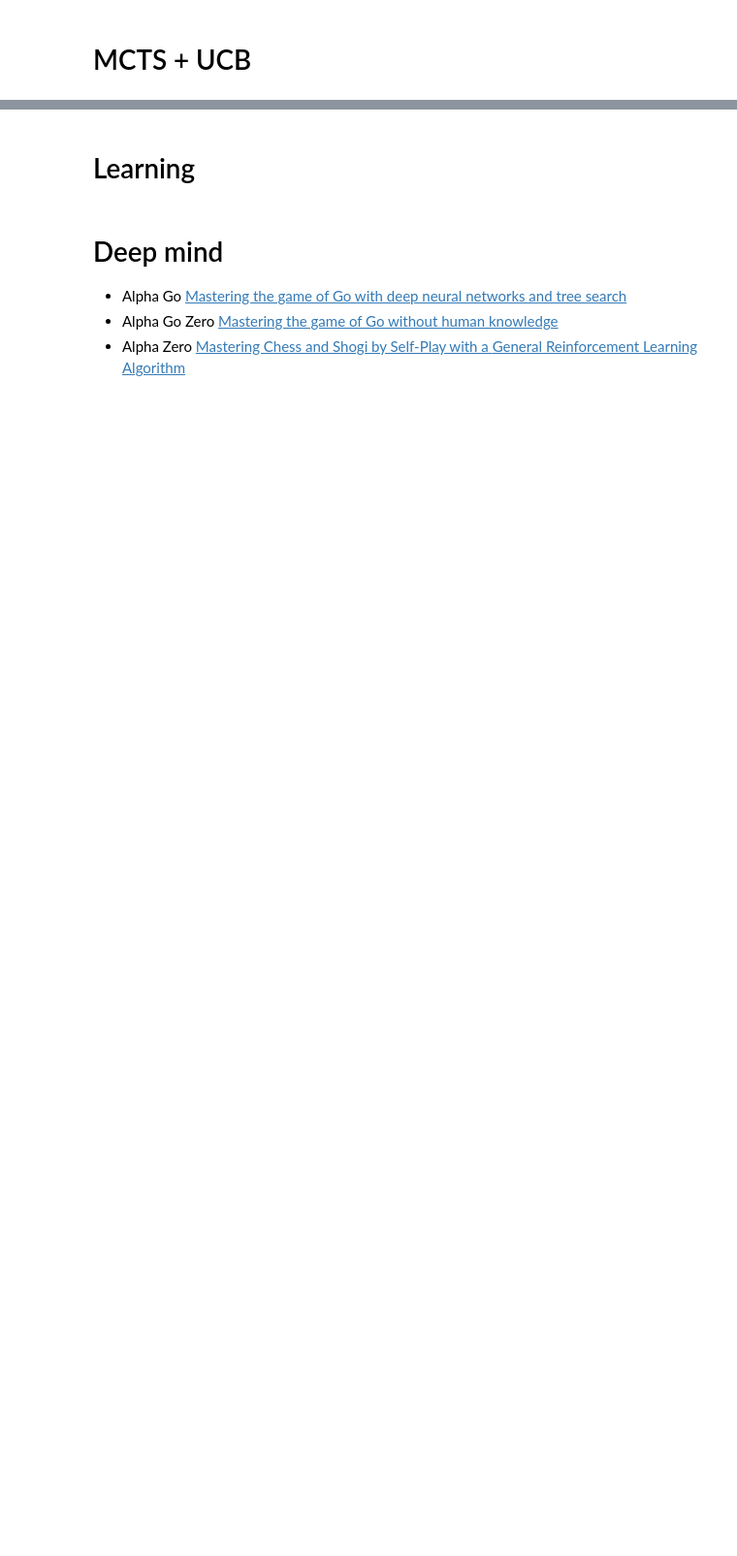
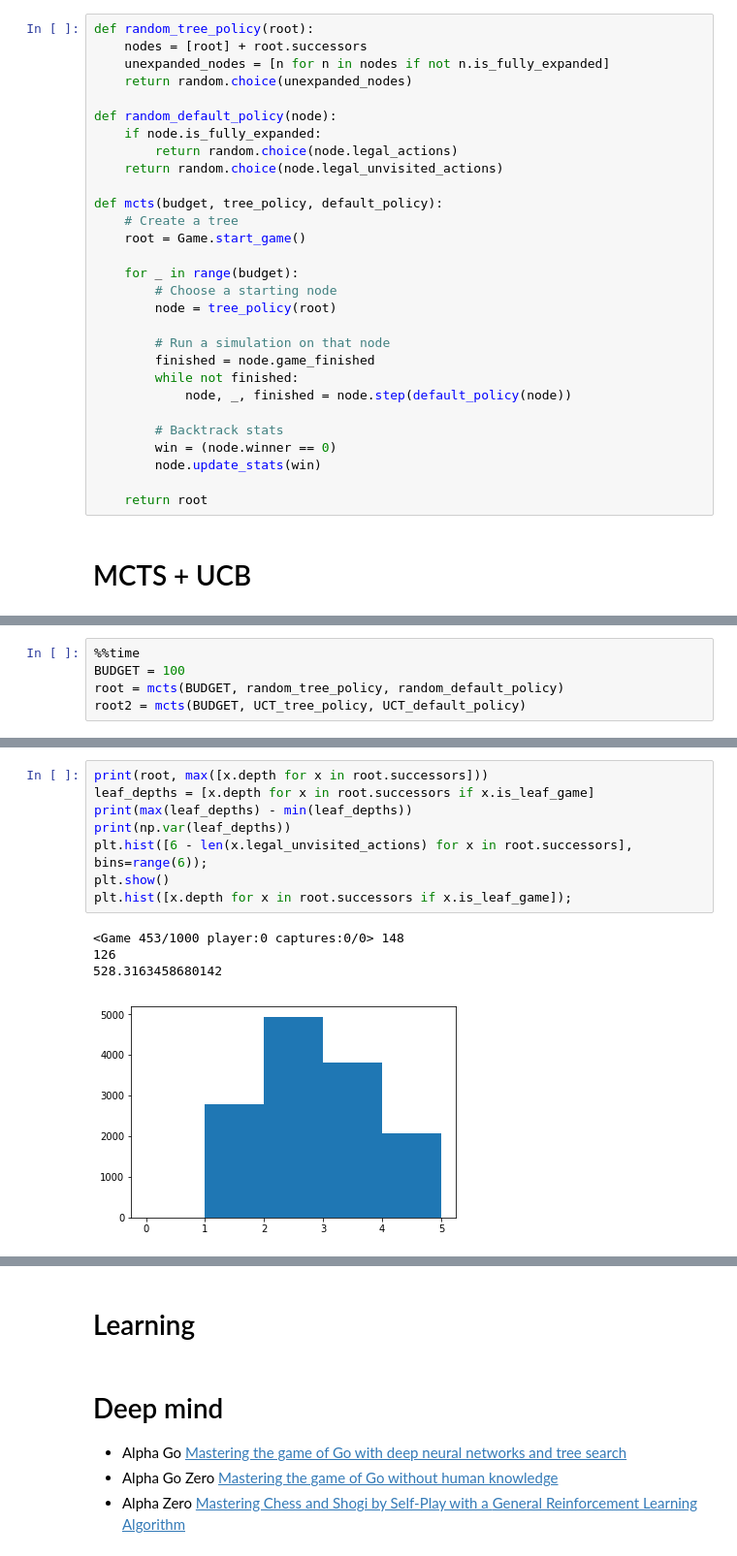
Before and after one commit to C4ptainCrunch/thesis, a Jupyter notebook: Master Thesis.ipynb, the cells around one changed output, grey strips where cells are left out. Shown: that part at 97% size. Drawn from its saved outputs; the diff is of its cells as text; blank space fills up the shorter version.

```diff
--- a/Master Thesis.ipynb
+++ b/Master Thesis.ipynb
@@ -179,2 +403,31 @@ while not game.game_finished:
+# %%
+def random_tree_policy(root):
+    nodes = [root] + root.successors
+    unexpanded_nodes = [n for n in nodes if not n.is_fully_expanded]
+    return random.choice(unexpanded_nodes)
+
+def random_default_policy(node):
+    if node.is_fully_expanded:
+        return random.choice(node.legal_actions)
+    return random.choice(node.legal_unvisited_actions)
+
+def mcts(budget, tree_policy, default_policy):
+    # Create a tree
+    root = Game.start_game()
+
+    for _ in range(budget):
+        # Choose a starting node
+        node = tree_policy(root)
+
+        # Run a simulation on that node
+        finished = node.game_finished
+        while not finished:
+            node, _, finished = node.step(default_policy(node))
+
+        # Backtrack stats
+        win = (node.winner == 0)
+        node.update_stats(win)
+
+    return root
 # %% [markdown]
 # MCTS + UCB
@@ -180,0 +464,5 @@ while not game.game_finished:
+# %%
+%%time
+BUDGET = 100
+root = mcts(BUDGET, random_tree_policy, random_default_policy)
+root2 = mcts(BUDGET, UCT_tree_policy, UCT_default_policy)
@@ -180,0 +478,13 @@ while not game.game_finished:
+# %%
+print(root, max([x.depth for x in root.successors]))
+leaf_depths = [x.depth for x in root.successors if x.is_leaf_game]
+print(max(leaf_depths) - min(leaf_depths))
+print(np.var(leaf_depths))
+plt.hist([6 - len(x.legal_unvisited_actions) for x in root.successors], bins=range(6));
+plt.show()
+plt.hist([x.depth for x in root.successors if x.is_leaf_game]);
+# %% [output]
+<Game 453/1000 player:0 captures:0/0> 148
+126
+528.3163458680142
+[figure, added]
```
Also changed, not shown: parts of 16 cells of this notebook, 1 other file.
